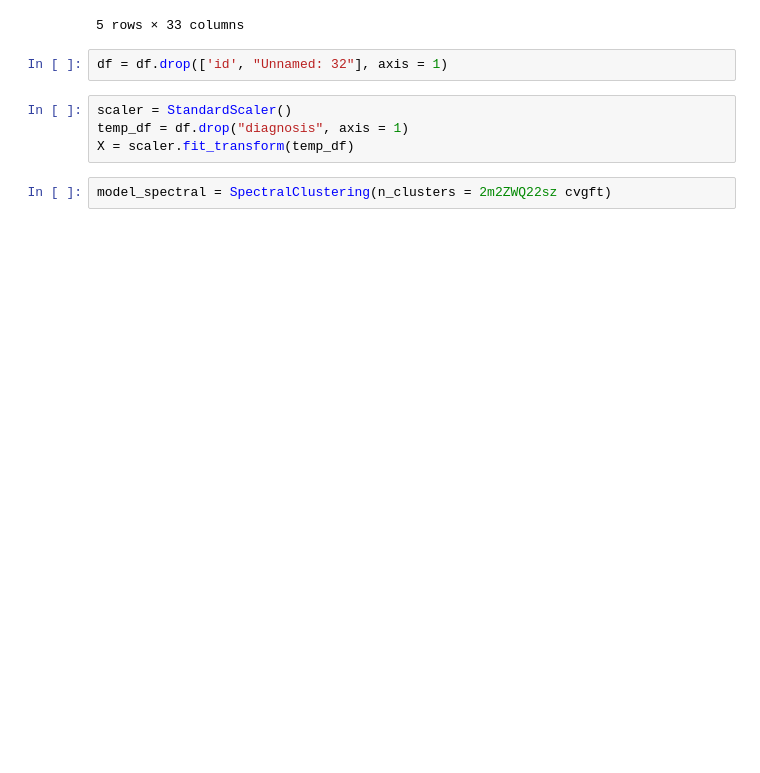
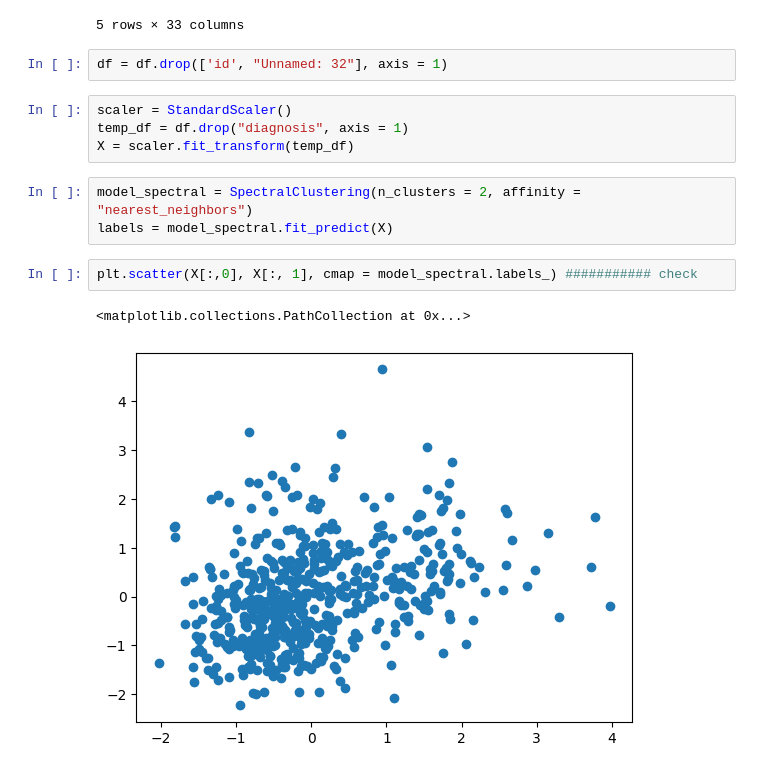
Before and after one commit to taniyeahh7/B_EDA_DA, a Jupyter notebook: EDA_JupyNb.ipynb, the cells around one changed output. Saved outputs shown, nothing was run; the diff lists cells and outputs as text; blank space fills up the shorter version.

```diff
--- a/EDA_JupyNb.ipynb
+++ b/EDA_JupyNb.ipynb
@@ -479,5 +481,11 @@ df = df.drop(['id', "Unnamed: 32"], axis = 1)
 scaler = StandardScaler()
 temp_df = df.drop("diagnosis", axis = 1)
 X = scaler.fit_transform(temp_df)
-# %%
-model_spectral = SpectralClustering(n_clusters = 2m2ZWQ22sz cvgft)
+# %%
+model_spectral = SpectralClustering(n_clusters = 2, affinity = "nearest_neighbors")
+labels = model_spectral.fit_predict(X)
+# %%
+plt.scatter(X[:,0], X[:, 1], cmap = model_spectral.labels_) ########### check
+# %% [output]
+<matplotlib.collections.PathCollection at 0x...>
+[figure, added]
```
Also changed, not shown: parts of 2 cells of this notebook.
